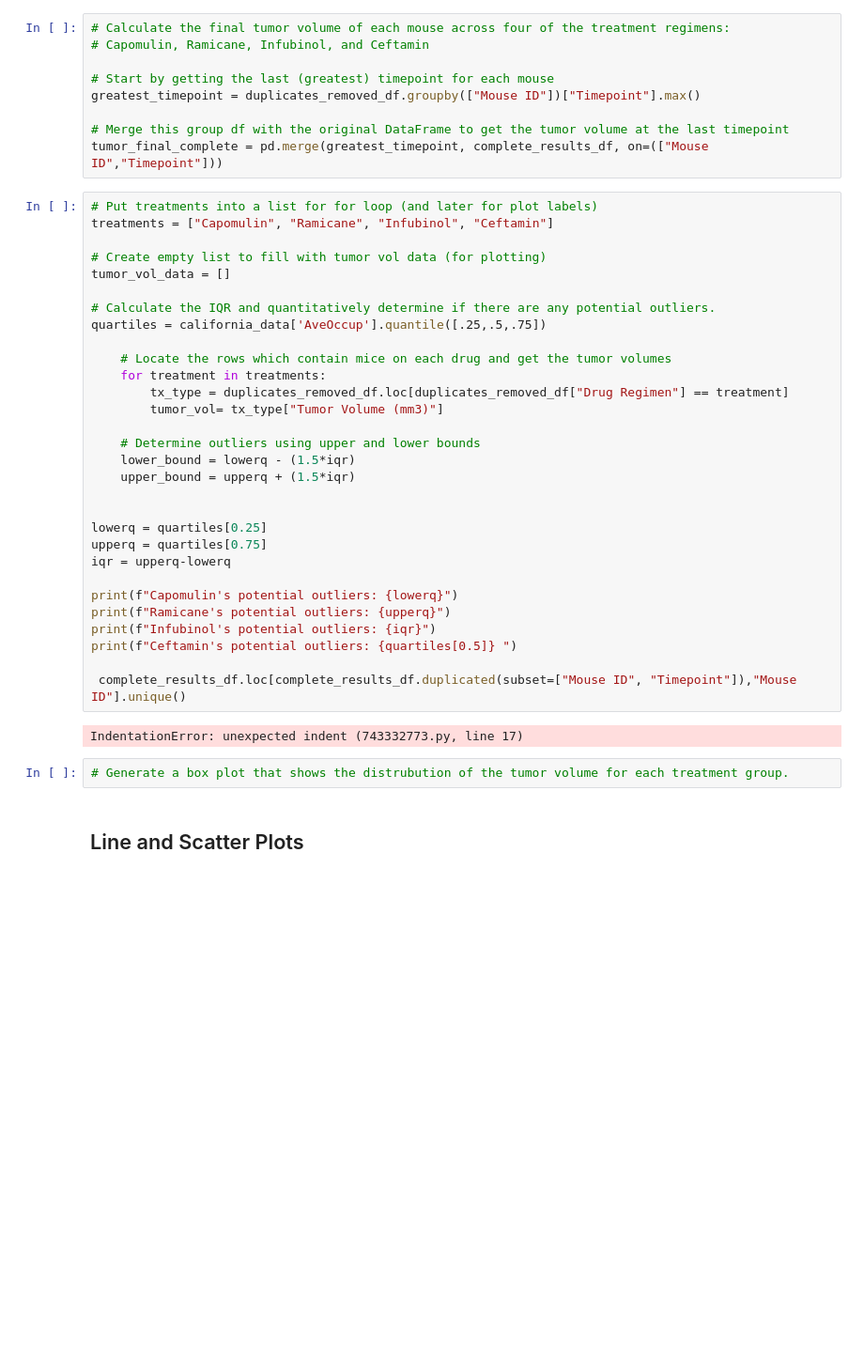
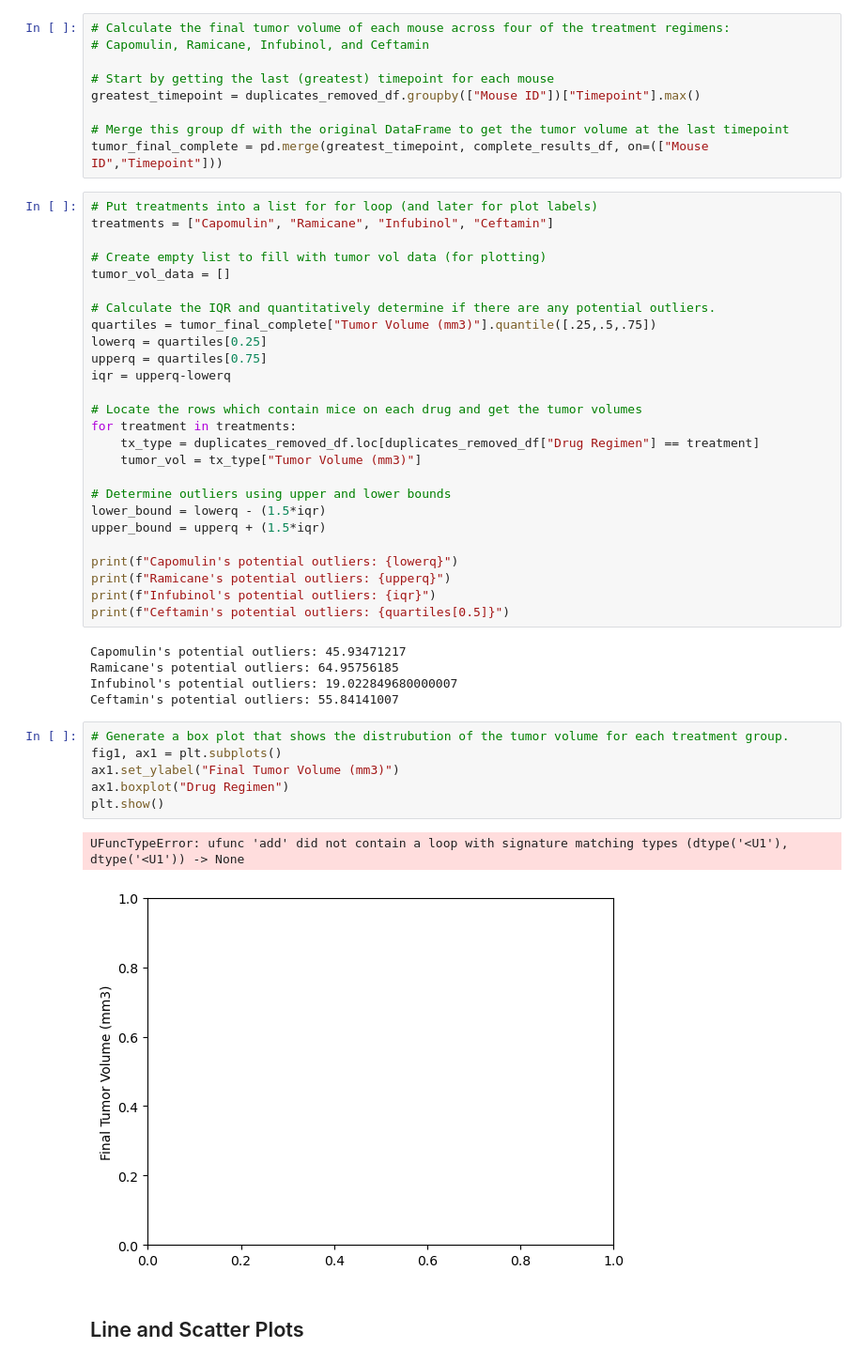
Before and after one commit to captainchicken2023/Matplotlib-Challenge, a Jupyter notebook: Pymaceuticals/pymaceuticals.ipynb, the cells around one changed output. Shown: that part at 94% size. Cells and saved outputs as stored; diff of their text form; blank space fills up the shorter version.

```diff
--- a/Pymaceuticals/pymaceuticals.ipynb
+++ b/Pymaceuticals/pymaceuticals.ipynb
@@ -195,32 +191,38 @@ treatments = ["Capomulin", "Ramicane", "Infubinol", "Ceftamin"]
 tumor_vol_data = []
 
 # Calculate the IQR and quantitatively determine if there are any potential outliers.
-quartiles = california_data['AveOccup'].quantile([.25,.5,.75])
-
-    # Locate the rows which contain mice on each drug and get the tumor volumes
-    for treatment in treatments:
-        tx_type = duplicates_removed_df.loc[duplicates_removed_df["Drug Regimen"] == treatment]
-        tumor_vol= tx_type["Tumor Volume (mm3)"]
-
-    # Determine outliers using upper and lower bounds
-    lower_bound = lowerq - (1.5*iqr)
-    upper_bound = upperq + (1.5*iqr)
-
-
+quartiles = tumor_final_complete["Tumor Volume (mm3)"].quantile([.25,.5,.75])
 lowerq = quartiles[0.25]
 upperq = quartiles[0.75]
 iqr = upperq-lowerq
 
+# Locate the rows which contain mice on each drug and get the tumor volumes
+for treatment in treatments:
+    tx_type = duplicates_removed_df.loc[duplicates_removed_df["Drug Regimen"] == treatment]
+    tumor_vol = tx_type["Tumor Volume (mm3)"]
+
+# Determine outliers using upper and lower bounds
+lower_bound = lowerq - (1.5*iqr)
+upper_bound = upperq + (1.5*iqr)
+
 print(f"Capomulin's potential outliers: {lowerq}")
 print(f"Ramicane's potential outliers: {upperq}")
 print(f"Infubinol's potential outliers: {iqr}")
-print(f"Ceftamin's potential outliers: {quartiles[0.5]} ")
-
- complete_results_df.loc[complete_results_df.duplicated(subset=["Mouse ID", "Timepoint"]),"Mouse ID"].unique()
+print(f"Ceftamin's potential outliers: {quartiles[0.5]}")
 # %% [output]
-IndentationError: unexpected indent (743332773.py, line 17)
+Capomulin's potential outliers: 45.93471217
+Ramicane's potential outliers: 64.95756185
+Infubinol's potential outliers: 19.022849680000007
+Ceftamin's potential outliers: 55.84141007
 # %%
 # Generate a box plot that shows the distrubution of the tumor volume for each treatment group.
+fig1, ax1 = plt.subplots()
+ax1.set_ylabel("Final Tumor Volume (mm3)")
+ax1.boxplot("Drug Regimen")
+plt.show()
+# %% [output]
+UFuncTypeError: ufunc 'add' did not contain a loop with signature matching types (dtype('<U1'), dtype('<U1')) -> None
+[figure, added]
 # %% [markdown]
 ## Line and Scatter Plots
 # %%
```
Also changed, not shown: parts of 6 cells of this notebook.
